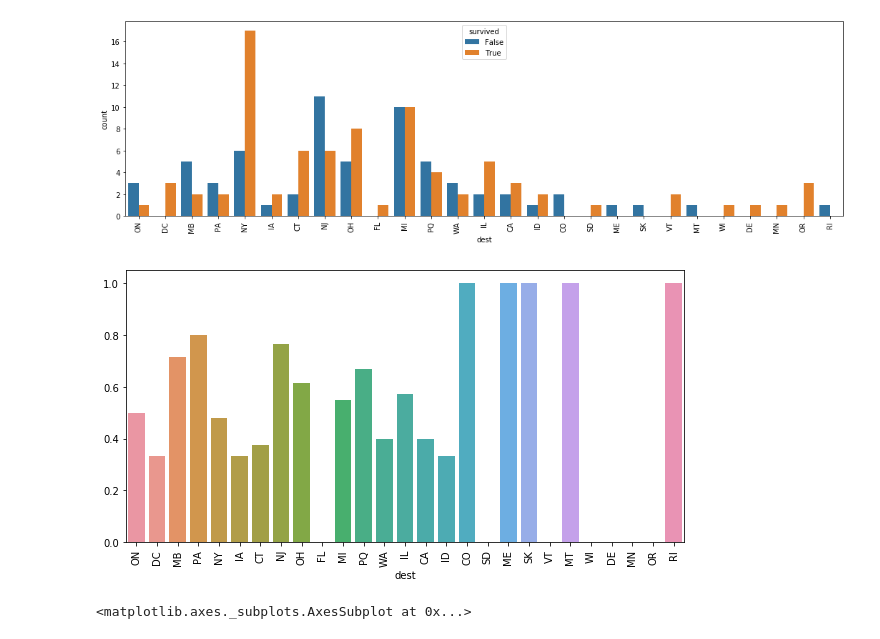
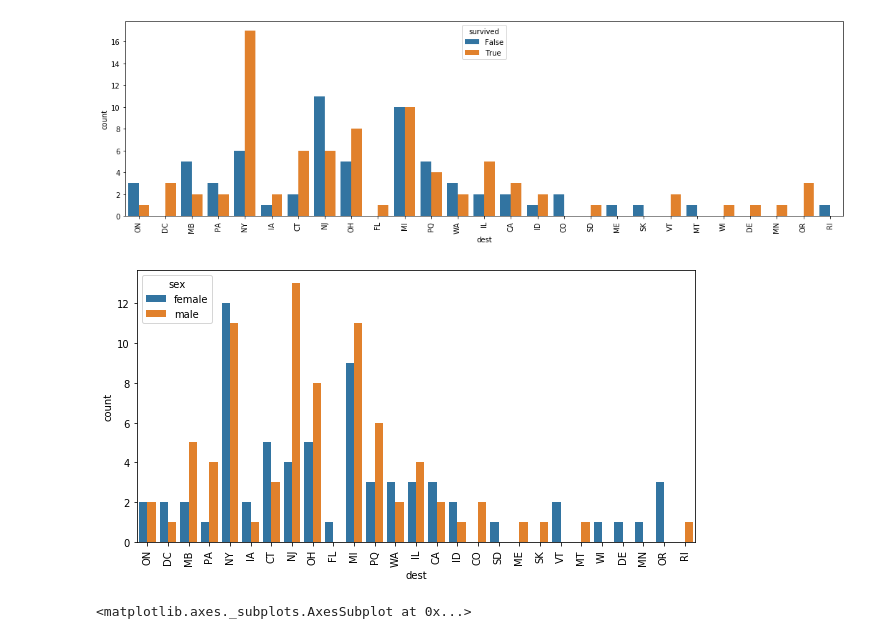
Before and after one commit to davideC00/Titanic-viz, a Jupyter notebook: Titanic.ipynb, the cells around one changed output. Saved outputs shown, nothing was run; the diff lists cells and outputs as text; code cells hidden in the pictures.

```diff
--- a/Titanic.ipynb
+++ b/Titanic.ipynb
@@ -140,10 +153,10 @@ plt.xticks(rotation=90);
 # %%
 plt.figure(figsize=(10,5))
 sliceData = data.loc[data['dest'] == 'MI']
-sns.barplot('dest', data['sex'].cat.codes, data=data, ci=None)
+sns.countplot('dest', hue=data['sex'], data=data)
 plt.xticks(rotation=90);
 # %% [output]
-[figure, old version]
+[figure, new version]
 # %%
 plt.figure(figsize=(10,8))
 sns.heatmap(data.corr(), annot=True, cmap='RdYlGn',linewidths=0.2)
```
Also changed, not shown: parts of 22 cells of this notebook.
